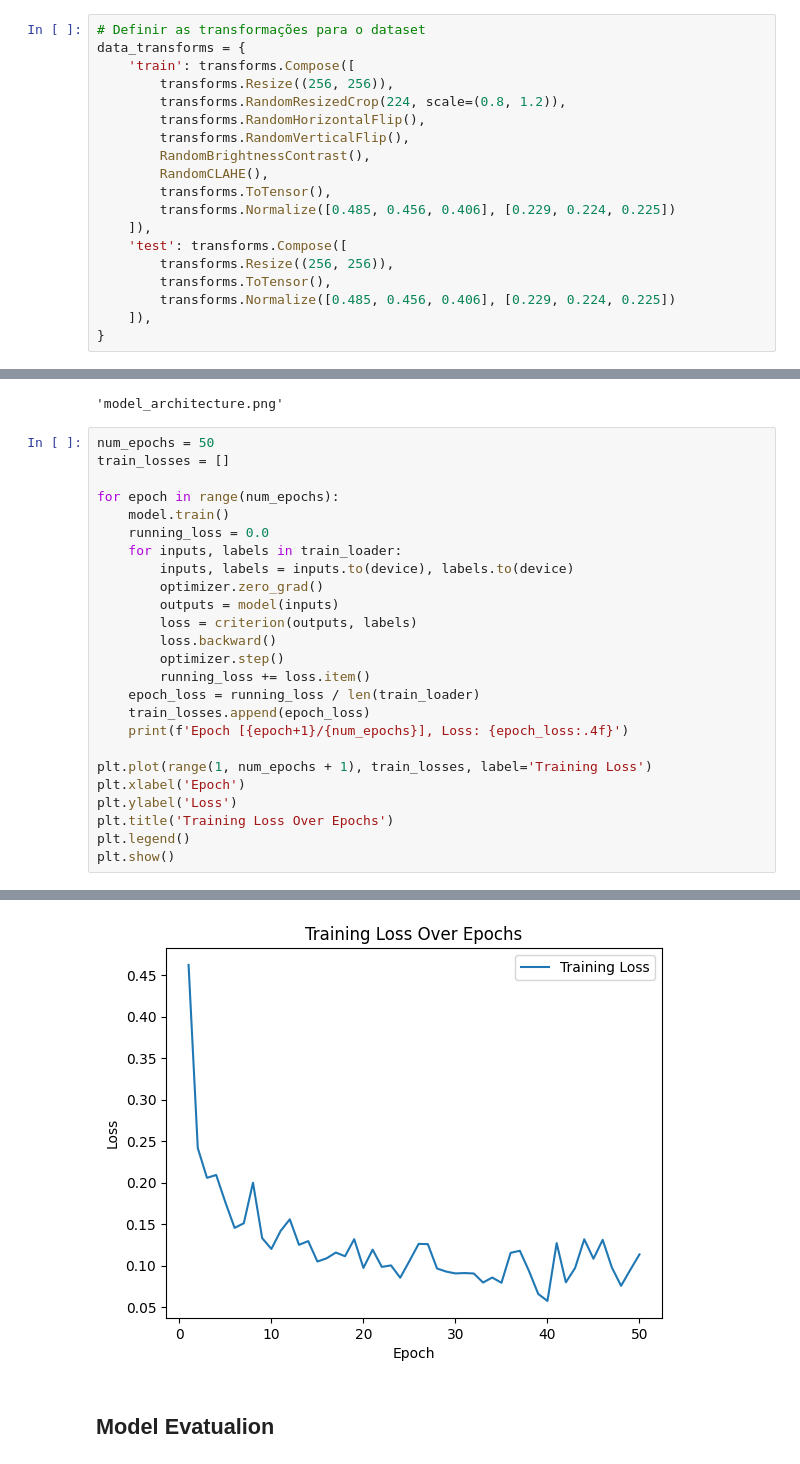
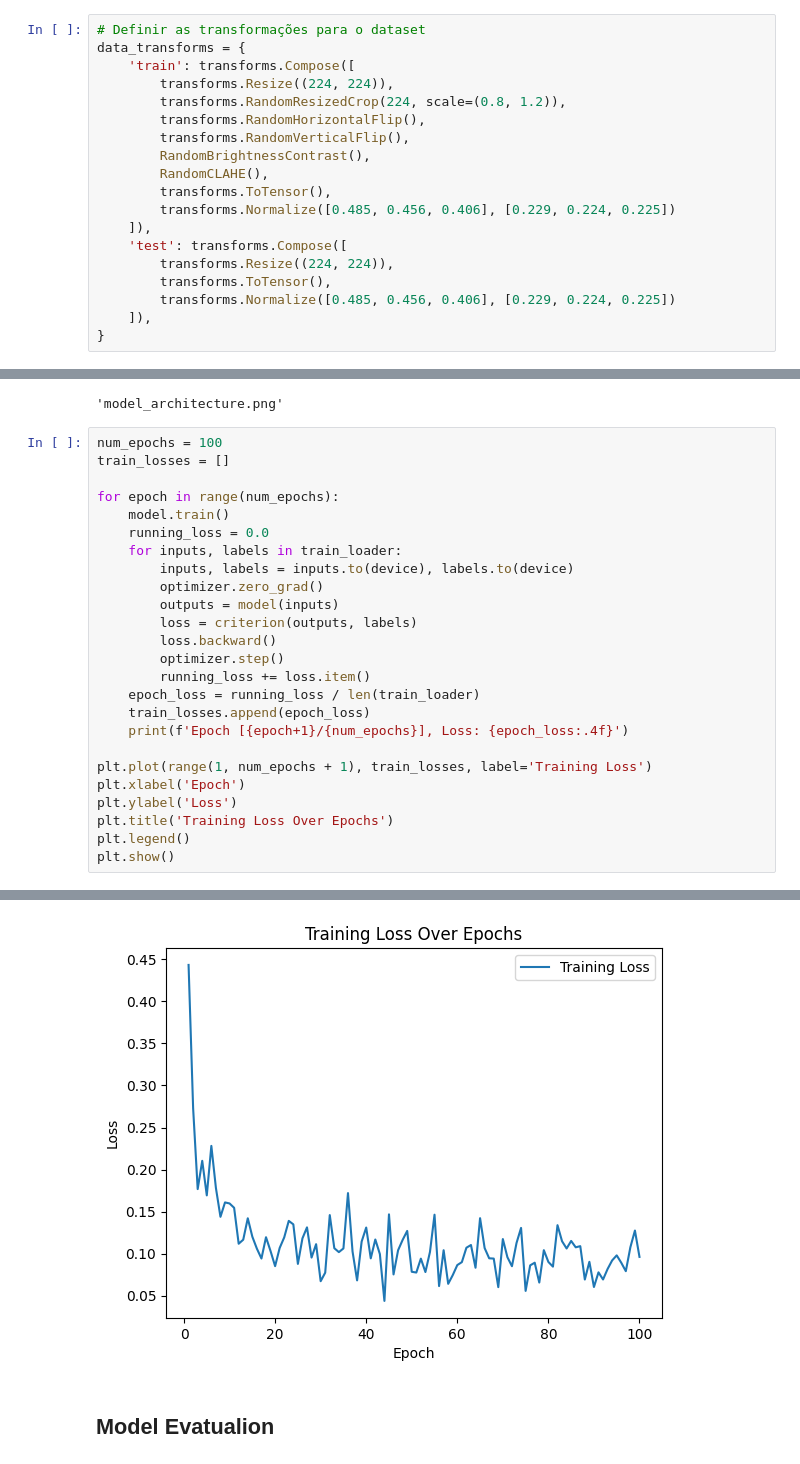
Before and after one commit to Eric-Oliveira-ds/leishticIA, a Jupyter notebook: AlexNet_classifier.ipynb, the cells around one changed output, grey strips where cells are left out. Saved outputs shown, nothing was run; the diff lists cells and outputs as text.

```diff
--- a/AlexNet_classifier.ipynb
+++ b/AlexNet_classifier.ipynb
@@ -163,7 +101,7 @@ def imshow(img):
 # Definir as transformações para o dataset
 data_transforms = {
     'train': transforms.Compose([
-        transforms.Resize((256, 256)),
+        transforms.Resize((224, 224)),
         transforms.RandomResizedCrop(224, scale=(0.8, 1.2)),
         transforms.RandomHorizontalFlip(),
         transforms.RandomVerticalFlip(),
@@ -173,7 +111,7 @@ data_transforms = {
         transforms.Normalize([0.485, 0.456, 0.406], [0.229, 0.224, 0.225])
     ]),
     'test': transforms.Compose([
-        transforms.Resize((256, 256)),
+        transforms.Resize((224, 224)),
         transforms.ToTensor(),
         transforms.Normalize([0.485, 0.456, 0.406], [0.229, 0.224, 0.225])
     ]),
@@ -327,7 +263,7 @@ make_dot(y, params=dict(model.named_parameters())).render("model_architecture",
 # %% [output]
 'model_architecture.png'
 # %%
-num_epochs = 50
+num_epochs = 100
 train_losses = []
 
 for epoch in range(num_epochs):
@@ -372,4 +308,4 @@ Epoch [50/50], Loss: 0.1135
-[figure, old version]
+[figure, new version]
 # %% [markdown]
 ## Model Evatualion
 # %%
```
Also changed, not shown: parts of 12 cells of this notebook.
